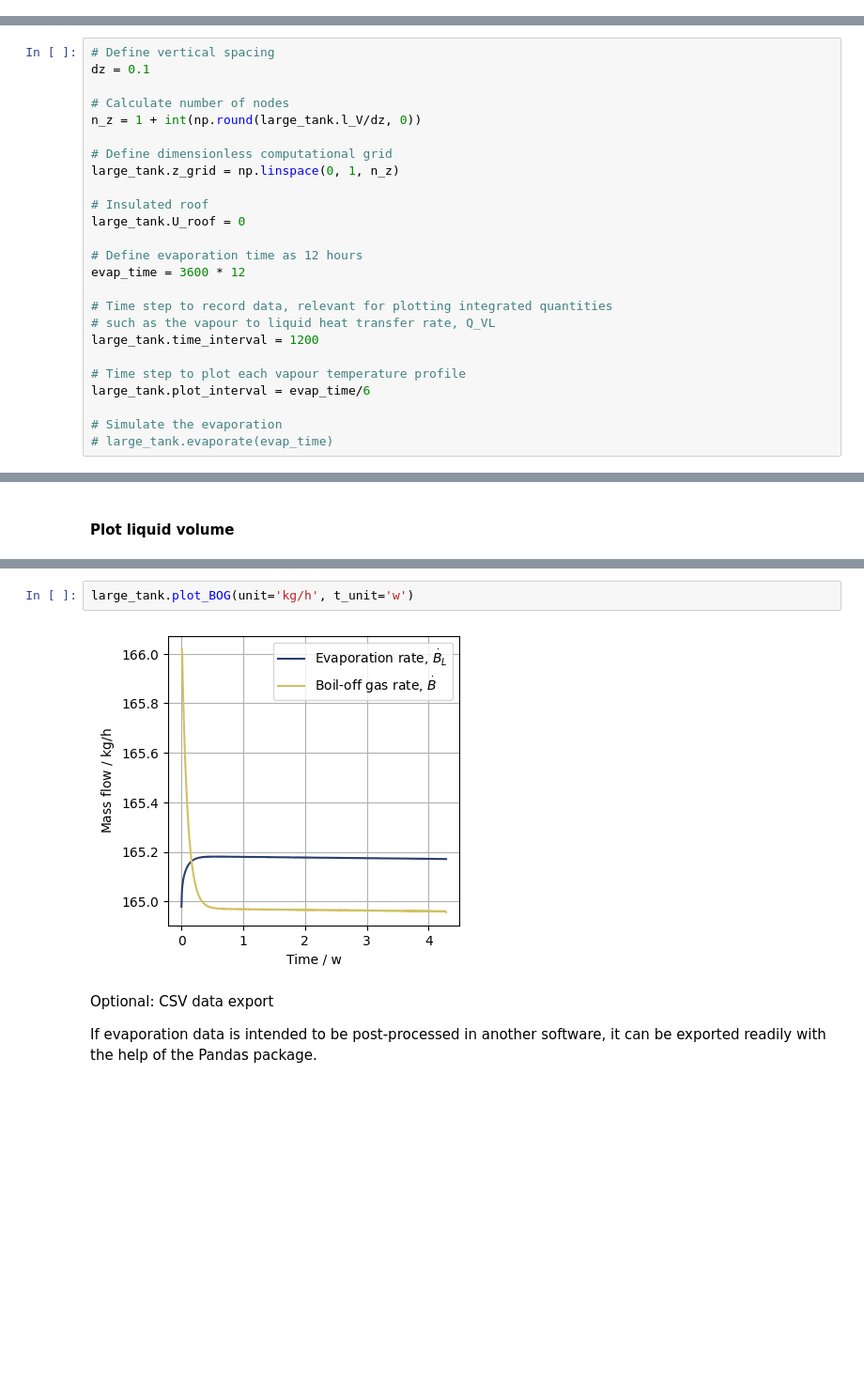
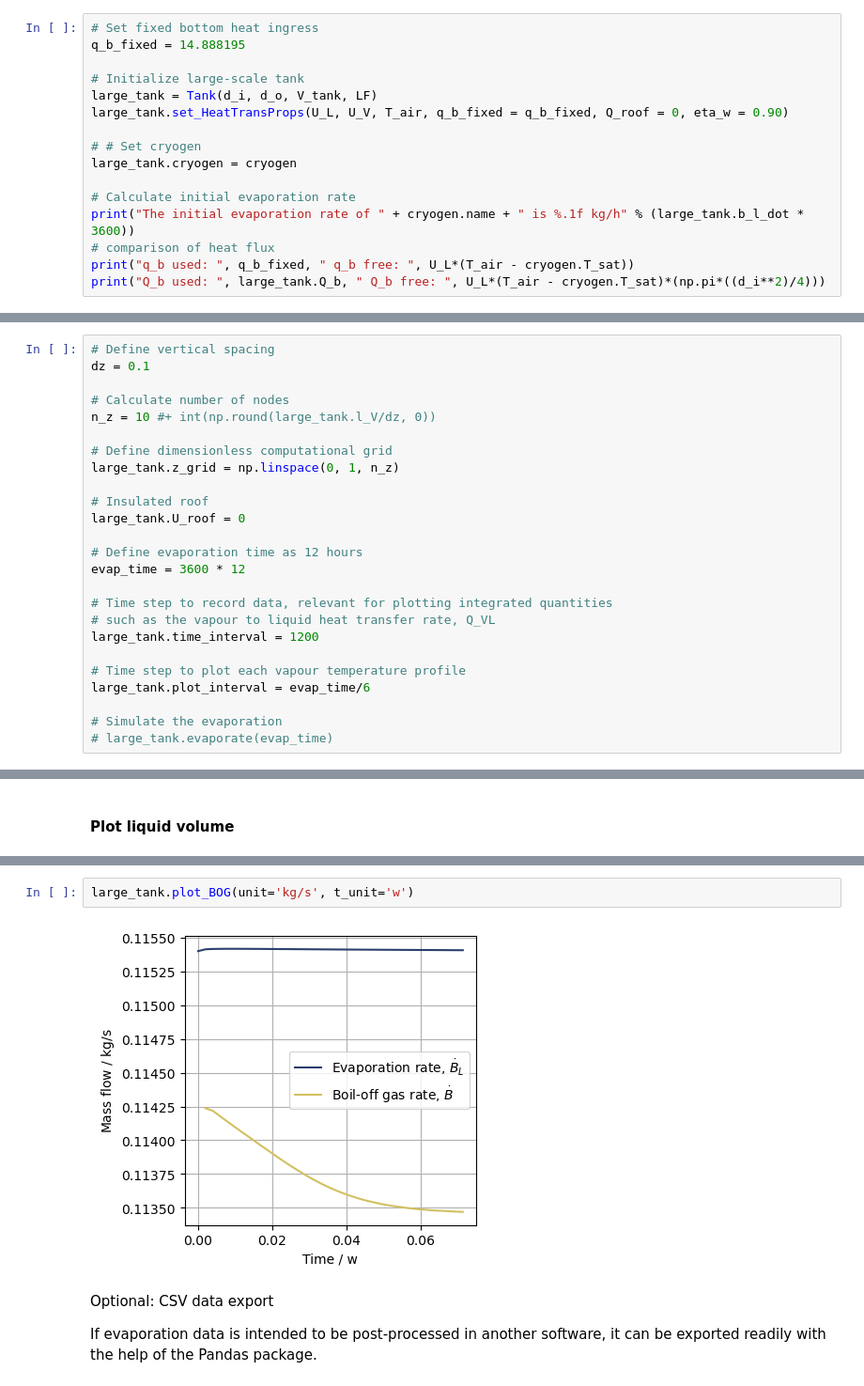
Before and after one commit to felipehuerta17/CryoEvap, a Jupyter notebook: notebooks/LAES_opti.ipynb, the cells around one changed output, grey strips where cells are left out. Shown at 94% size. Saved outputs shown, nothing was run; the diff lists cells and outputs as text; blank space fills up the shorter version.

Commit message:
chore: add updated LAES results and figure files

```diff
--- a/notebooks/LAES_opti.ipynb
+++ b/notebooks/LAES_opti.ipynb
@@ -81,0 +76,16 @@ Q_b used:  7415.327111292465  Q_b free:  7415.327111292465
+# %%
+# Set fixed bottom heat ingress
+q_b_fixed = 14.888195
+
+# Initialize large-scale tank
+large_tank = Tank(d_i, d_o, V_tank, LF)
+large_tank.set_HeatTransProps(U_L, U_V, T_air, q_b_fixed = q_b_fixed, Q_roof = 0, eta_w = 0.90)
+
+# # Set cryogen
+large_tank.cryogen = cryogen
+
+# Calculate initial evaporation rate
+print("The initial evaporation rate of " + cryogen.name + " is %.1f kg/h" % (large_tank.b_l_dot * 3600))
+# comparison of heat flux
+print("q_b used: ", q_b_fixed, " q_b free: ", U_L*(T_air - cryogen.T_sat))
+print("Q_b used: ", large_tank.Q_b, " Q_b free: ", U_L*(T_air - cryogen.T_sat)*(np.pi*((d_i**2)/4)))
@@ -109,7 +123,7 @@ BOR = 0.305 %
 dz = 0.1
 
 # Calculate number of nodes
-n_z = 1 + int(np.round(large_tank.l_V/dz, 0))
+n_z = 10 #+ int(np.round(large_tank.l_V/dz, 0))
 
 # Define dimensionless computational grid
 large_tank.z_grid = np.linspace(0, 1, n_z)
@@ -233,7 +238,7 @@ large_tank.plot_V_L()
 # %%
-large_tank.plot_BOG(unit='kg/h', t_unit='w')
+large_tank.plot_BOG(unit='kg/s', t_unit='w')
 # %% [output]
-[figure, old version]
+[figure, new version]
 # %% [markdown]
 Optional: CSV data export
 
```
Also changed, not shown: parts of 19 cells of this notebook, 27 other files.
